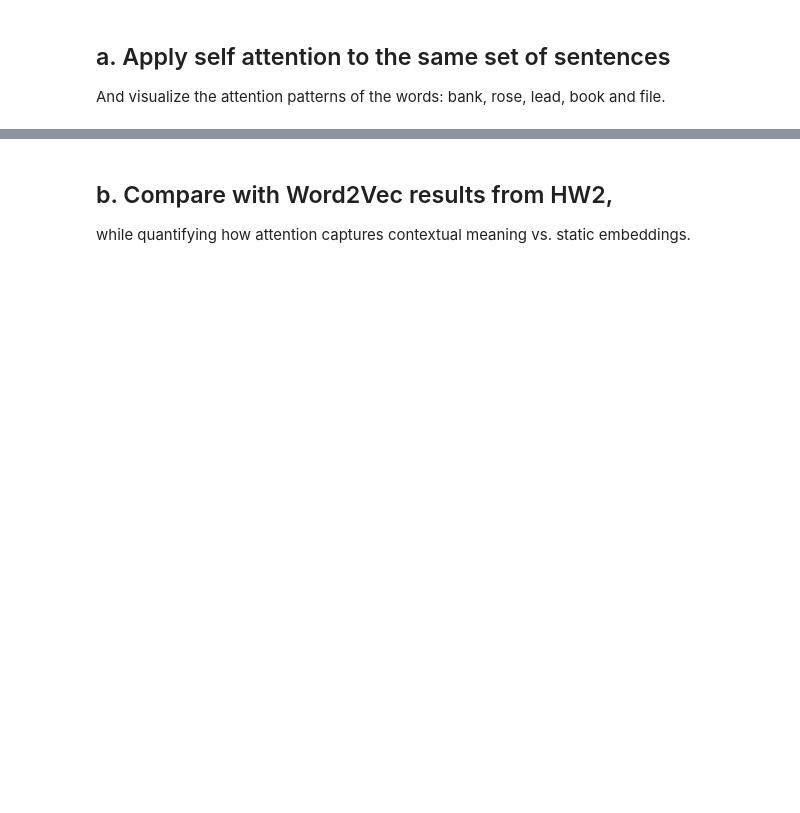
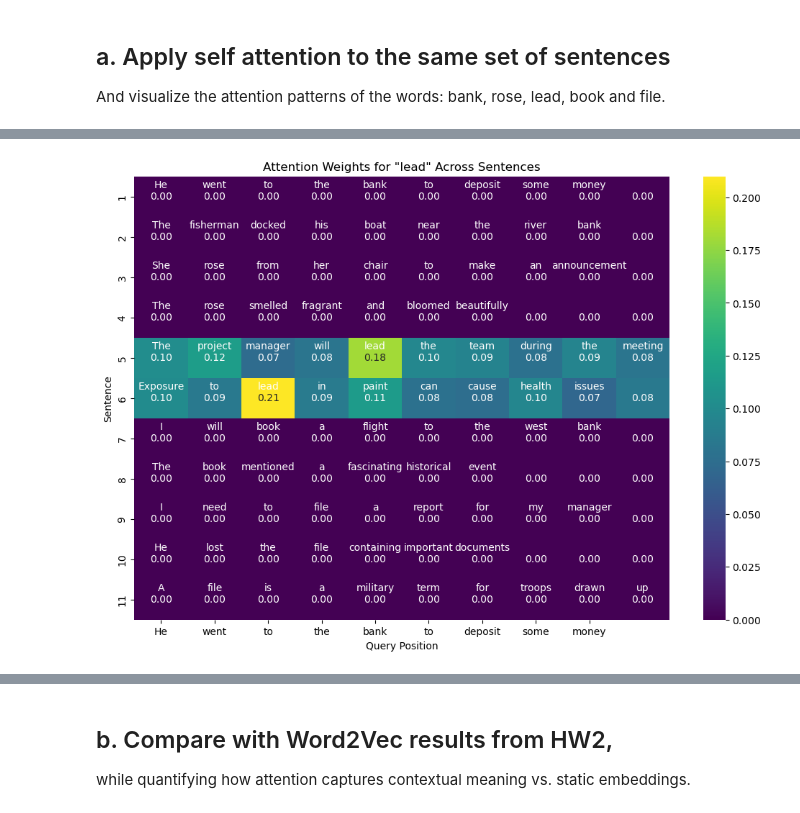
Before and after one commit to vodkolav/DSlab1, a Jupyter notebook: NLP/Assignment3.ipynb, the cells around one changed output, grey strips where cells are left out. Saved outputs shown, nothing was run; the diff lists cells and outputs as text; code cells hidden in the pictures; blank space fills up the shorter version.

```diff
--- a/NLP/Assignment3.ipynb
+++ b/NLP/Assignment3.ipynb
@@ -39,0 +179,5 @@ And visualize the attention patterns of the words: bank, rose, lead, book and fi
+# %%
+word = words_to_visualize[2]
+visualize_attention(self_attention_weights, word, example_sentences)
+# %% [output]
+[figure, added]
```
Also changed, not shown: parts of 20 cells of this notebook.
